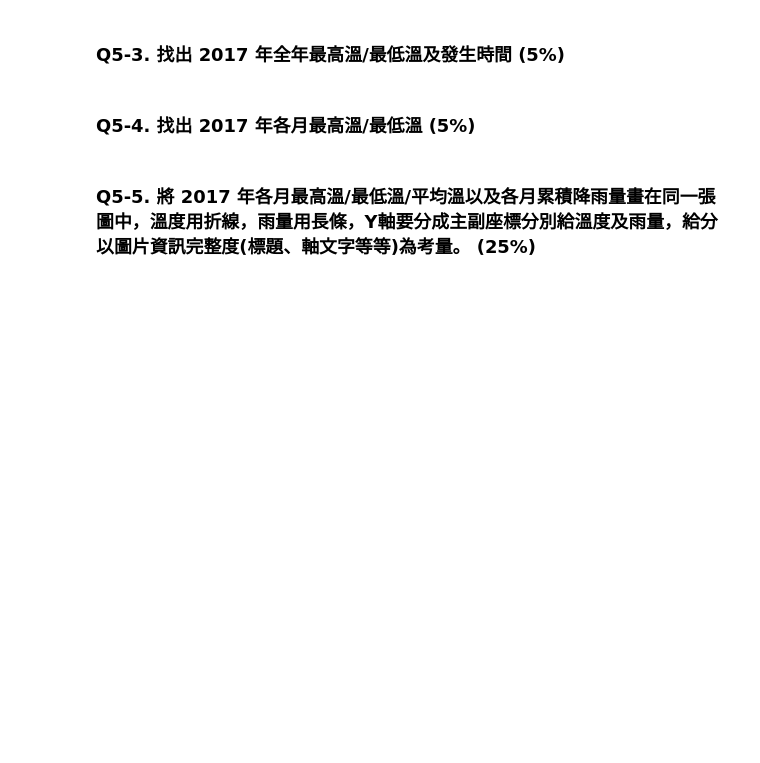
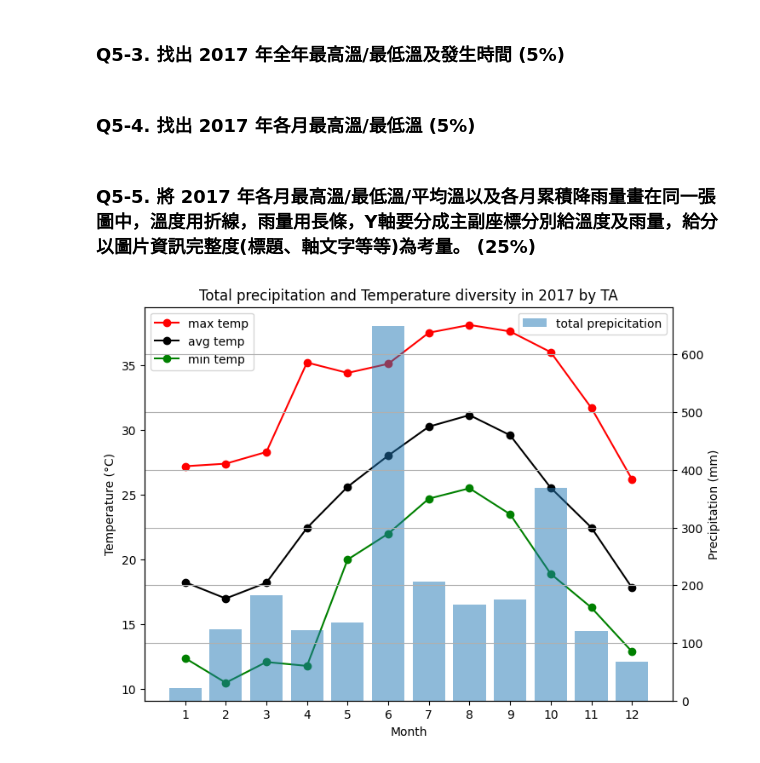
Before and after one commit to weather-and-ai/23-fall-mid-exam-TA-answer, a Jupyter notebook: midterm/TA_solved.ipynb, the cells around one changed output. Saved outputs shown, nothing was run; the diff lists cells and outputs as text; code cells hidden in the pictures; blank space fills up the shorter version.

```diff
--- a/midterm/TA_solved.ipynb
+++ b/midterm/TA_solved.ipynb
@@ -237,2 +261,5 @@ month_total_prep =
+# %%
+month_avg_temp = df_2017.groupby('month')['TX01'].mean()
+month_total_prep = df_2017.groupby('month')['PP01'].sum()
 # %% [markdown]
 ### Q5-3. 找出 2017 年全年最高溫/最低溫及發生時間 (5%)
@@ -249,2 +273,5 @@ month_min_temp =
+# %%
+month_max_temp = df_2017.groupby('month')['TX01'].max()
+month_min_temp = df_2017.groupby('month')['TX01'].min()
 # %% [markdown]
 ### Q5-5. 將 2017 年各月最高溫/最低溫/平均溫以及各月累積降雨量畫在同一張圖中，溫度用折線，雨量用長條，Y軸要分成主副座標分別給溫度及雨量，給分以圖片資訊完整度(標題、軸文字等等)為考量。 (25%)
@@ -252,0 +278,35 @@ month_min_temp =
+# %%
+%matplotlib inline
+
+import matplotlib.pyplot as plt
+
+x_month = [*range(1, 13, 1)]
+
+fig, ax1 = plt.subplots(figsize=(8, 6))
+
+ax1.plot(x_month, month_max_temp.values, "r-o")
+ax1.plot(x_month, month_avg_temp.values, "k-o")
+ax1.plot(x_month, month_min_temp.values, "g-o")
+
+ax1.set_ylabel("Temperature (°C)")
+
+
+ax2 = ax1.twinx()
+ax2.bar(x_month, month_total_prep.values, alpha=0.5)
+
+ax2.set_ylabel("Precipitation (mm)")
+
+ax1.legend(
+    ["max temp", "avg temp", "min temp"], loc ="upper left")
+ax2.legend(["total prepicitation"], loc="upper right")
+
+plt.xlim(0, 13)
+plt.grid()
+ax1.set_xticks(x_month)
+ax1.set_xlabel("Month")
+plt.title("Total precipitation and Temperature diversity in 2017 by TA")
+
+plt.savefig("./q05_plot.jpg", dpi=300)
+plt.show()
+# %% [output]
+[figure, added]
```
Also changed, not shown: parts of 14 cells of this notebook, 3 other files.
